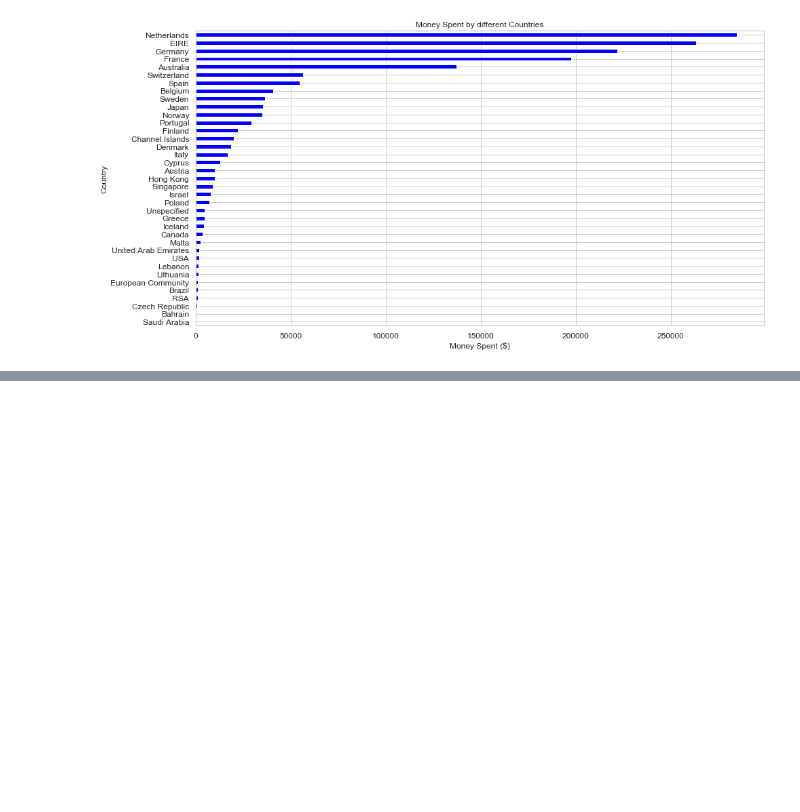
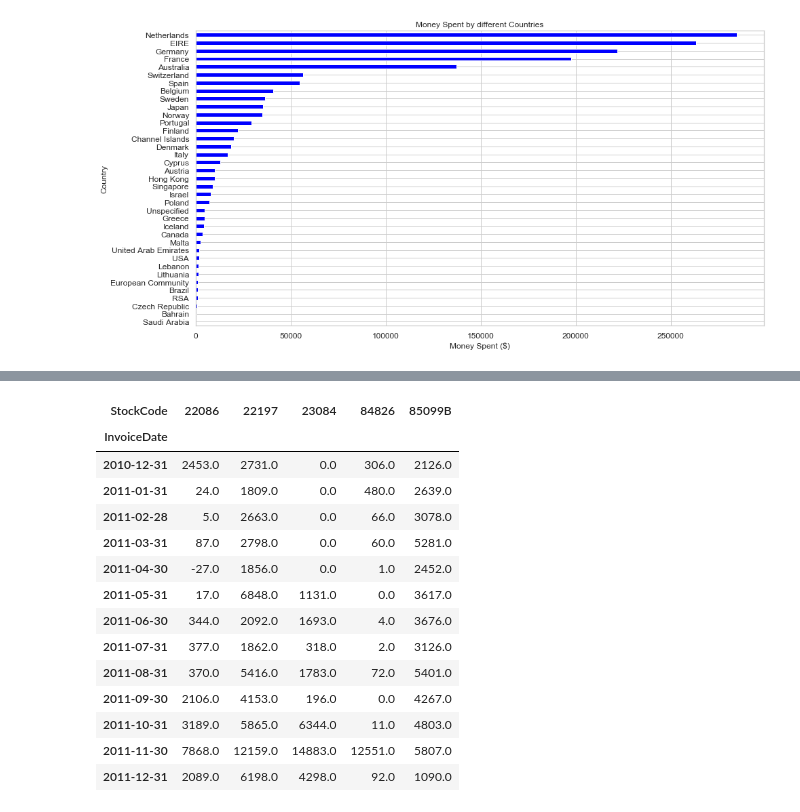
Before and after one commit to Zielzor/RetailDataAnalysis, a Jupyter notebook: Products Sales Analysis.ipynb, the cells around one changed output, grey strips where cells are left out. Saved outputs shown, nothing was run; the diff lists cells and outputs as text; code cells hidden in the pictures; blank space fills up the shorter version.

```diff
--- a/Products Sales Analysis.ipynb
+++ b/Products Sales Analysis.ipynb
@@ -356,0 +409,27 @@ plt.show()
+# %%
+#monthly trends
+
+trending_items_over_time_M = items_df.reset_index().pivot('InvoiceDate','StockCode').fillna(0)
+
+trending_items_over_time_M = trending_items_over_time_M.reset_index()
+trending_items_over_time_M  = trending_items_over_time_M.set_index('InvoiceDate')
+trending_items_over_time_M.columns  = trending_items_over_time_M.columns.droplevel(0)
+
+
+trending_items_over_time_M
+# %% [output]
+| StockCode | 22086 | 22197 | 23084 | 84826 | 85099B |
+| InvoiceDate |  |  |  |  |  |
+| 2010-12-31 | 2453.0 | 2731.0 | 0.0 | 306.0 | 2126.0 |
+| 2011-01-31 | 24.0 | 1809.0 | 0.0 | 480.0 | 2639.0 |
+| 2011-02-28 | 5.0 | 2663.0 | 0.0 | 66.0 | 3078.0 |
+| 2011-03-31 | 87.0 | 2798.0 | 0.0 | 60.0 | 5281.0 |
+| 2011-04-30 | -27.0 | 1856.0 | 0.0 | 1.0 | 2452.0 |
+| 2011-05-31 | 17.0 | 6848.0 | 1131.0 | 0.0 | 3617.0 |
+| 2011-06-30 | 344.0 | 2092.0 | 1693.0 | 4.0 | 3676.0 |
+| 2011-07-31 | 377.0 | 1862.0 | 318.0 | 2.0 | 3126.0 |
+| 2011-08-31 | 370.0 | 5416.0 | 1783.0 | 72.0 | 5401.0 |
+| 2011-09-30 | 2106.0 | 4153.0 | 196.0 | 0.0 | 4267.0 |
+| 2011-10-31 | 3189.0 | 5865.0 | 6344.0 | 11.0 | 4803.0 |
+| 2011-11-30 | 7868.0 | 12159.0 | 14883.0 | 12551.0 | 5807.0 |
+| 2011-12-31 | 2089.0 | 6198.0 | 4298.0 | 92.0 | 1090.0 |
```
Also changed, not shown: parts of 6 cells of this notebook.
